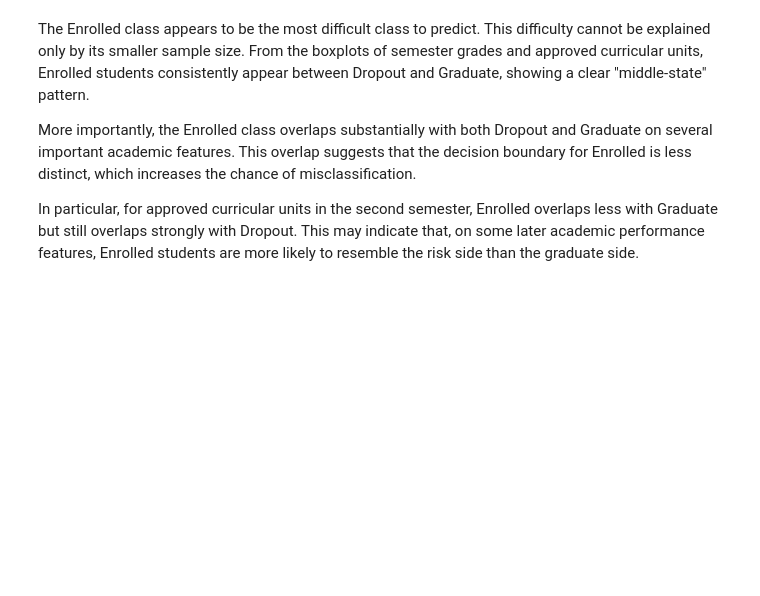
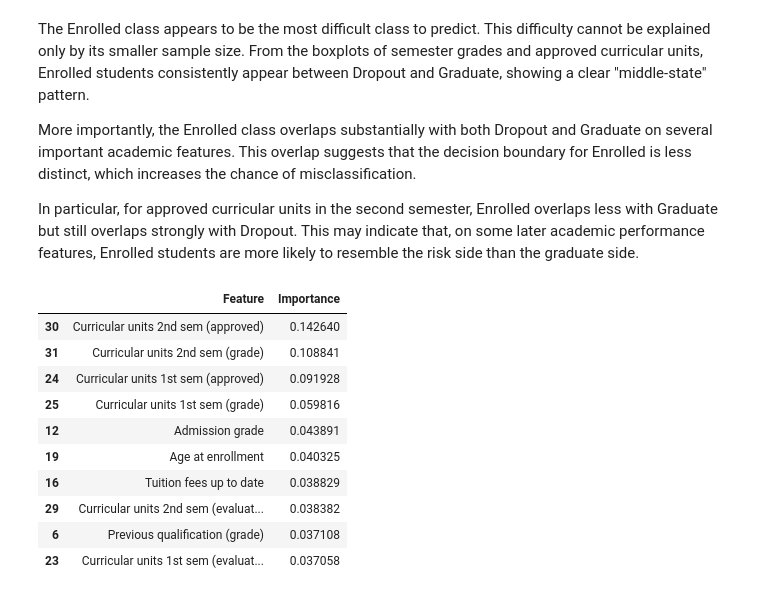
Before and after one commit to Jpuirgn/ML_student_risk_prediction, a Jupyter notebook: notebooks/student_risk_prediction.ipynb, the cells around one changed output. Saved outputs shown, nothing was run; the diff lists cells and outputs as text; code cells hidden in the pictures; blank space fills up the shorter version.

```diff
--- a/notebooks/student_risk_prediction.ipynb
+++ b/notebooks/student_risk_prediction.ipynb
@@ -479,3 +479,26 @@ In particular, for approved curricular units in the second semester,
 Enrolled overlaps less with Graduate but still overlaps strongly with Dropout.
 This may indicate that, on some later academic performance features,
 Enrolled students are more likely to resemble the risk side than the graduate side.
+# %%
+feature_importances = rf_model.feature_importances_
+
+importance_df = pd.DataFrame({
+    "Feature": X.columns,
+    "Importance": feature_importances
+})
+
+importance_df = importance_df.sort_values(by="Importance", ascending=False)
+
+importance_df.head(10)
+# %% [output]
+|  | Feature | Importance |
+| 30 | Curricular units 2nd sem (approved) | 0.142640 |
+| 31 | Curricular units 2nd sem (grade) | 0.108841 |
+| 24 | Curricular units 1st sem (approved) | 0.091928 |
+| 25 | Curricular units 1st sem (grade) | 0.059816 |
+| 12 | Admission grade | 0.043891 |
+| 19 | Age at enrollment | 0.040325 |
+| 16 | Tuition fees up to date | 0.038829 |
+| 29 | Curricular units 2nd sem (evaluat... | 0.038382 |
+| 6 | Previous qualification (grade) | 0.037108 |
+| 23 | Curricular units 1st sem (evaluat... | 0.037058 |
```
Also changed, not shown: parts of 1 cell of this notebook.
